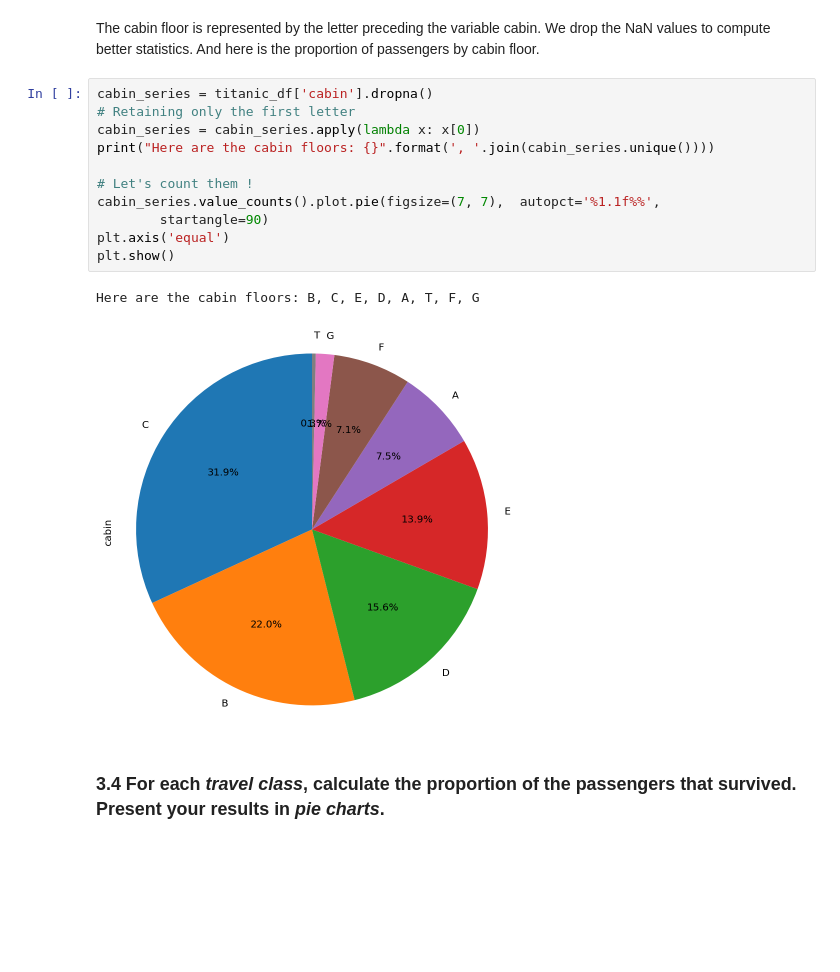
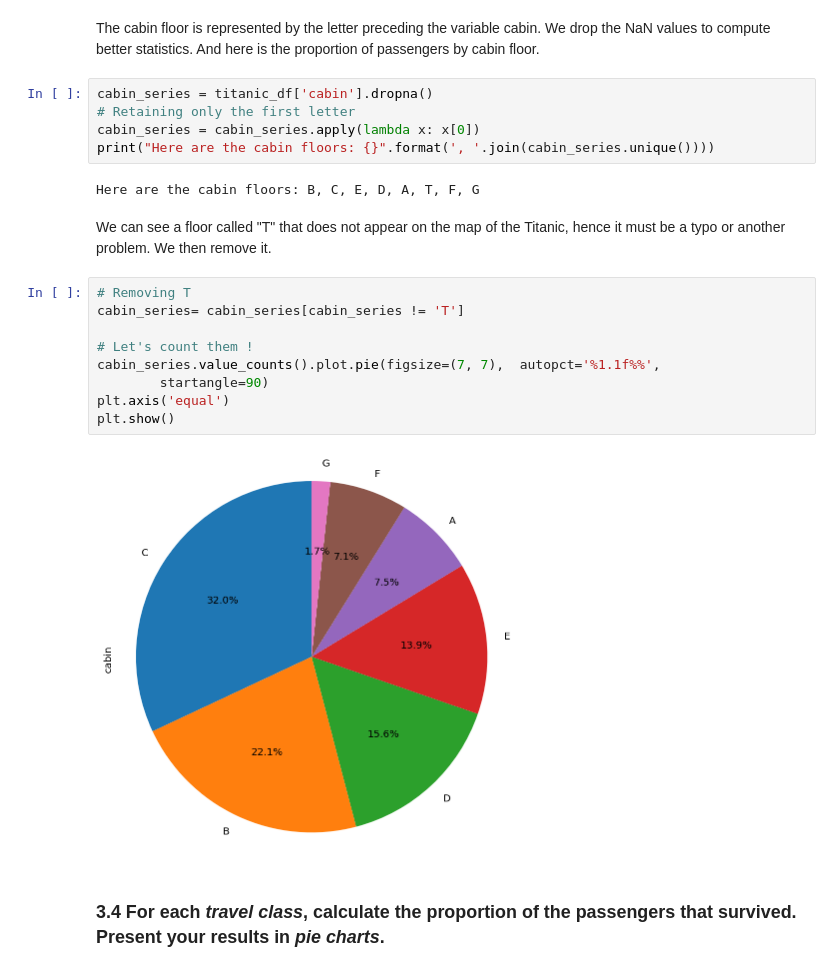
Before and after one commit to LoomisLoud/twitter-movies-recommender-system, a Jupyter notebook: Homework01/Homework 1.ipynb, the cells around one changed output. Drawn from its saved outputs; the diff is of its cells as text; blank space fills up the shorter version.

Commit message:
fixes the T mistake in cabins

```diff
--- a/Homework01/Homework 1.ipynb
+++ b/Homework01/Homework 1.ipynb
@@ -742,15 +742,21 @@ cabin_series = titanic_df['cabin'].dropna()
 # Retaining only the first letter
 cabin_series = cabin_series.apply(lambda x: x[0])
 print("Here are the cabin floors: {}".format(', '.join(cabin_series.unique())))
-
-# Let's count them !
-cabin_series.value_counts().plot.pie(figsize=(7, 7),  autopct='%1.1f%%',
-        startangle=90)
-plt.axis('equal')
-plt.show()
 # %% [output]
 Here are the cabin floors: B, C, E, D, A, T, F, G
-[figure, removed]
+# %% [markdown]
+We can see a floor called "T" that does not appear on the map of the Titanic, hence it must be a typo or another problem. We then remove it.
+# %%
+# Removing T
+cabin_series= cabin_series[cabin_series != 'T']
+
+# Let's count them !
+cabin_series.value_counts().plot.pie(figsize=(7, 7),  autopct='%1.1f%%',
+        startangle=90)
+plt.axis('equal')
+plt.show()
+# %% [output]
+[figure, added]
 # %% [markdown]
 ### 3.4 For each *travel class*, calculate the proportion of the passengers that survived. Present your results in *pie charts*.
 # %% [markdown]
```
